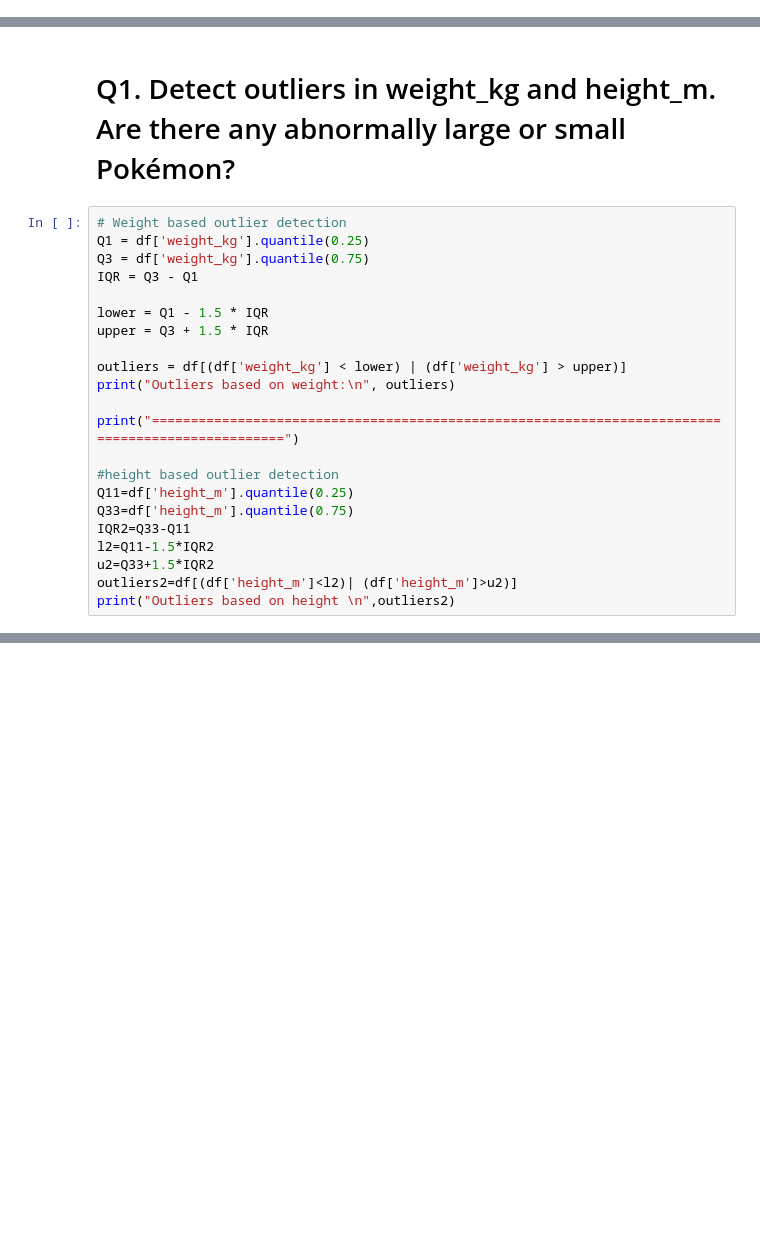
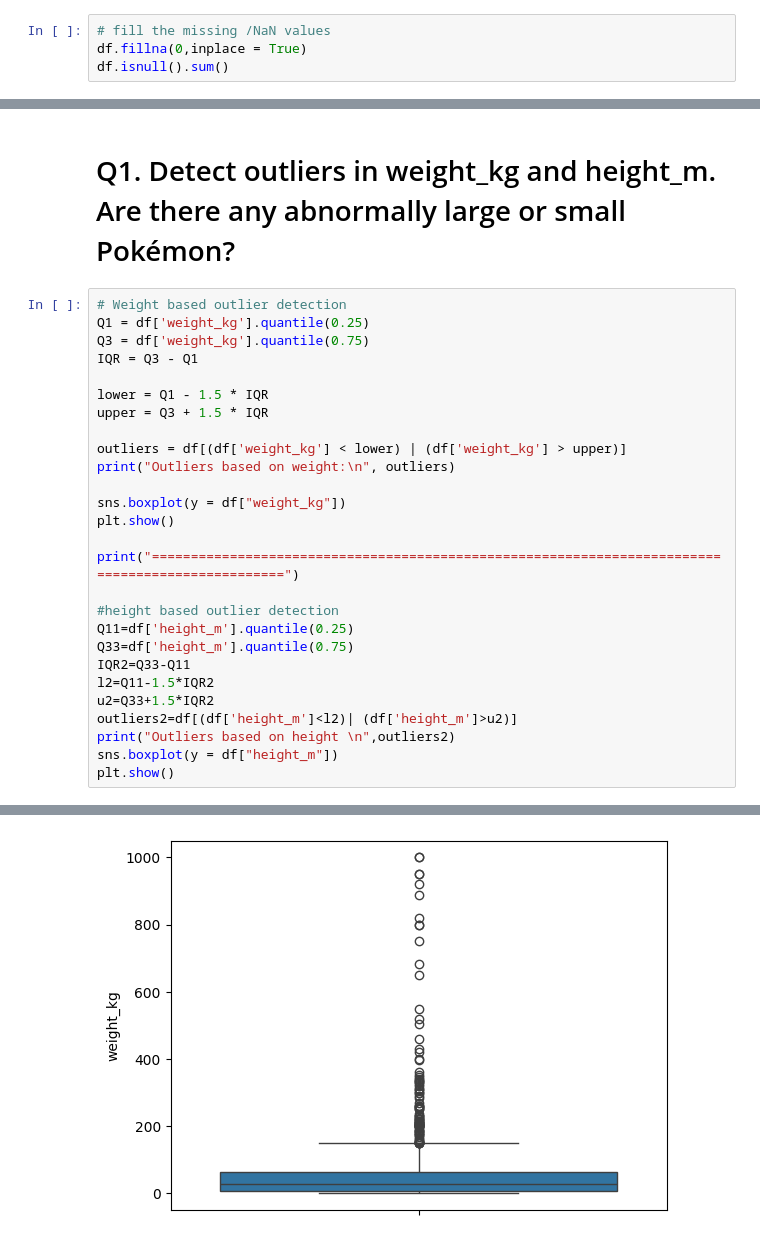
Before and after one commit to HegdeShreyas14/DAV_ML, a Jupyter notebook: Week2.ipynb, the cells around one changed output, grey strips where cells are left out. Drawn from its saved outputs; the diff is of its cells as text; blank space fills up the shorter version.

```diff
--- a/Week2.ipynb
+++ b/Week2.ipynb
@@ -28,0 +53,4 @@ df
+# %%
+# fill the missing /NaN values
+df.fillna(0,inplace = True)
+df.isnull().sum()
@@ -40,6 +86,9 @@ upper = Q3 + 1.5 * IQR
 outliers = df[(df['weight_kg'] < lower) | (df['weight_kg'] > upper)]
 print("Outliers based on weight:\n", outliers)
 
+sns.boxplot(y = df["weight_kg"])
+plt.show()
+
 print("=================================================================================================")
 
 #height based outlier detection
@@ -50,6 +99,8 @@ l2=Q11-1.5*IQR2
 u2=Q33+1.5*IQR2
 outliers2=df[(df['height_m']<l2)| (df['height_m']>u2)]
 print("Outliers based on height \n",outliers2)
+sns.boxplot(y = df["height_m"])
+plt.show()
 # %% [output]
 Outliers based on weight:
       national_number   gen english_name japanese_name primary_type  \
@@ -70,0 +122 @@ Outliers based on weight:
+[figure, added]
```
Also changed, not shown: parts of 28 cells of this notebook.
